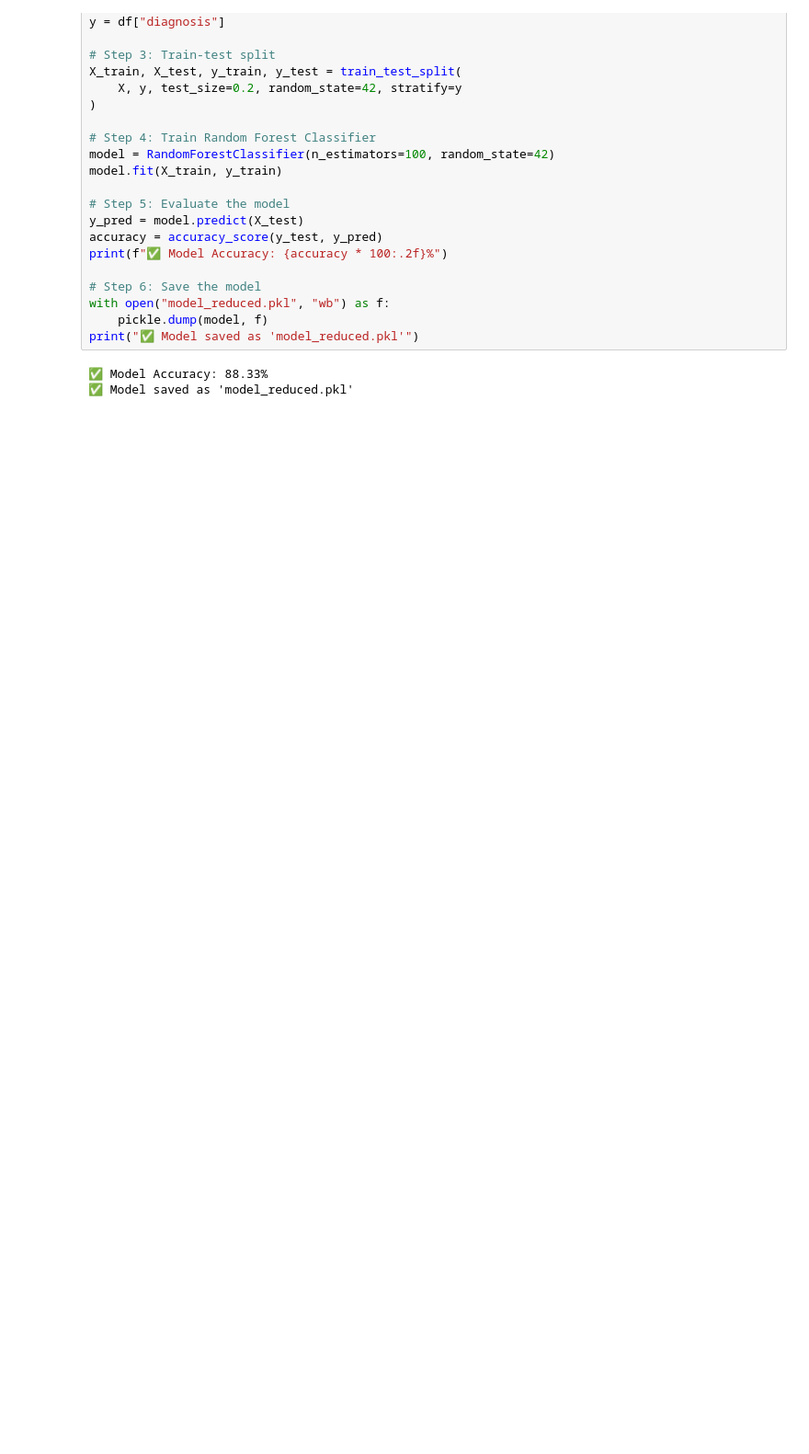
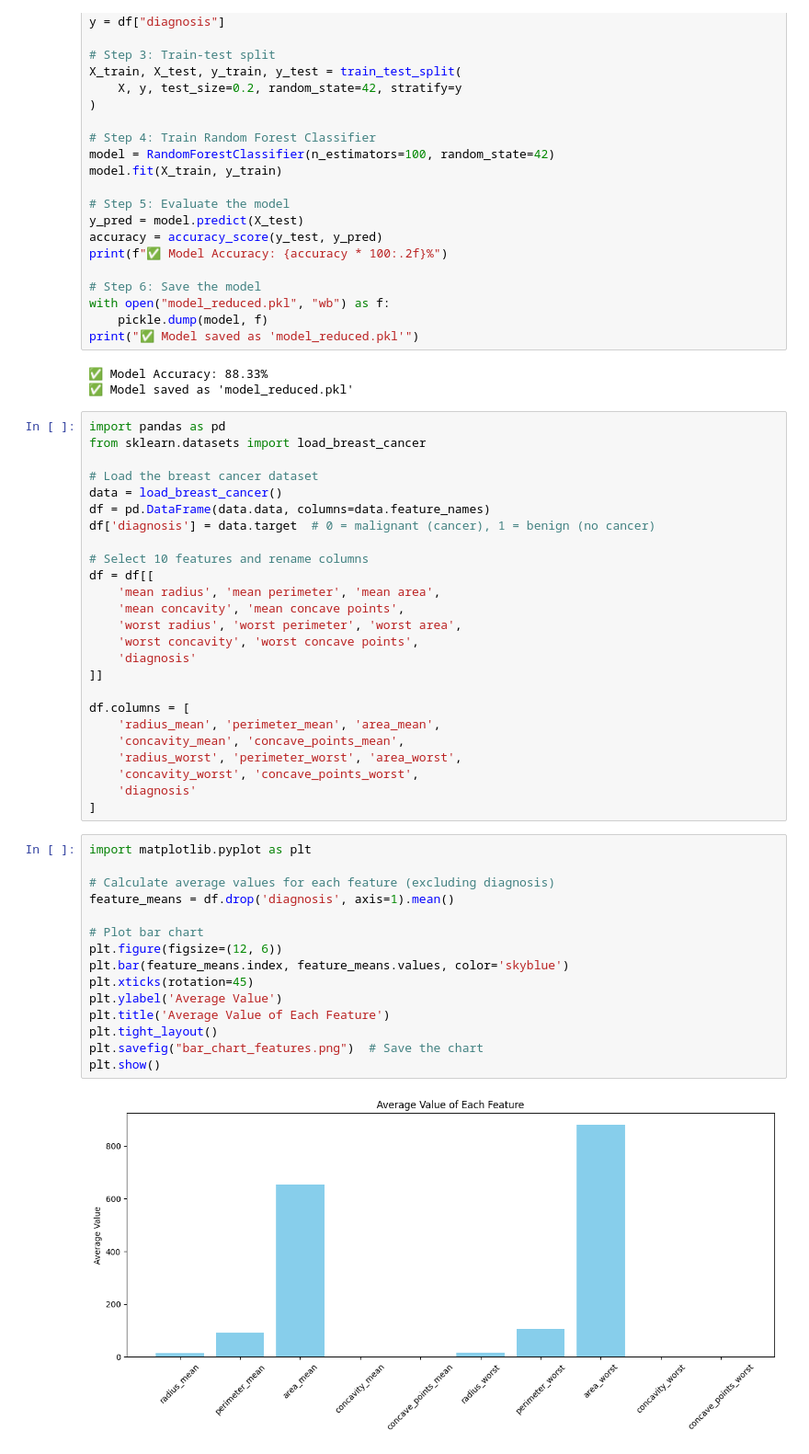
Before and after one commit to radecoder/medical-ml-repo, a Jupyter notebook: Advance Project Breast Cancer Prediction Using ML.ipynb, the cells around one changed output. Shown at 92% size. Cells and saved outputs as stored; diff of their text form; blank space fills up the shorter version.

```diff
--- a/Advance Project Breast Cancer Prediction Using ML.ipynb
+++ b/Advance Project Breast Cancer Prediction Using ML.ipynb
@@ -1205,3 +1205,45 @@ print("✅ Model saved as 'model_reduced.pkl'")
 # %% [output]
 ✅ Model Accuracy: 88.33%
 ✅ Model saved as 'model_reduced.pkl'
+# %%
+import pandas as pd
+from sklearn.datasets import load_breast_cancer
+
+# Load the breast cancer dataset
+data = load_breast_cancer()
+df = pd.DataFrame(data.data, columns=data.feature_names)
+df['diagnosis'] = data.target  # 0 = malignant (cancer), 1 = benign (no cancer)
+
+# Select 10 features and rename columns
+df = df[[
+    'mean radius', 'mean perimeter', 'mean area',
+    'mean concavity', 'mean concave points',
+    'worst radius', 'worst perimeter', 'worst area',
+    'worst concavity', 'worst concave points',
+    'diagnosis'
+]]
+
+df.columns = [
+    'radius_mean', 'perimeter_mean', 'area_mean',
+    'concavity_mean', 'concave_points_mean',
+    'radius_worst', 'perimeter_worst', 'area_worst',
+    'concavity_worst', 'concave_points_worst',
+    'diagnosis'
+]
+# %%
+import matplotlib.pyplot as plt
+
+# Calculate average values for each feature (excluding diagnosis)
+feature_means = df.drop('diagnosis', axis=1).mean()
+
+# Plot bar chart
+plt.figure(figsize=(12, 6))
+plt.bar(feature_means.index, feature_means.values, color='skyblue')
+plt.xticks(rotation=45)
+plt.ylabel('Average Value')
+plt.title('Average Value of Each Feature')
+plt.tight_layout()
+plt.savefig("bar_chart_features.png")  # Save the chart
+plt.show()
+# %% [output]
+[figure, added]
```
Also changed, not shown: parts of 3 cells of this notebook, 19 other files.
